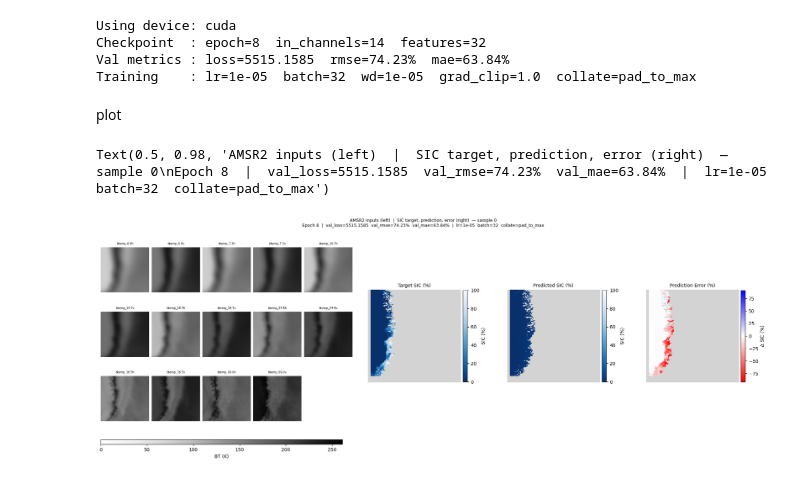
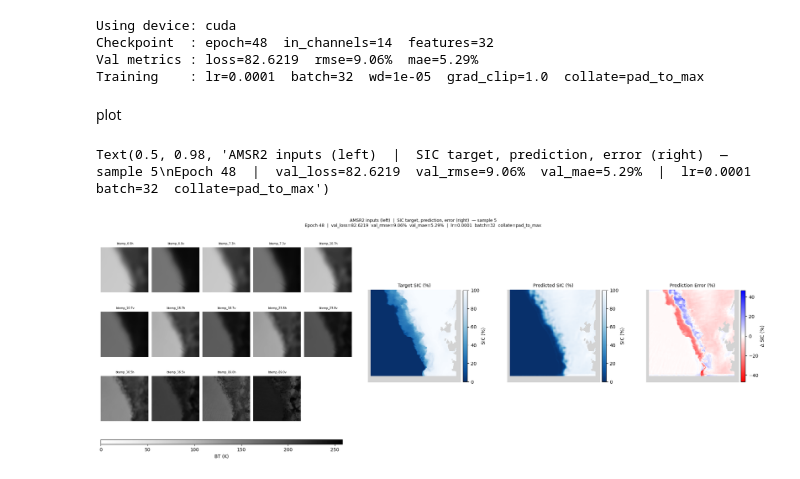
Before and after one commit to NinnaL/Master-thesis---Super-resolution-sea-ice-concentration-using-generative-AI, a Jupyter notebook: Code/prediction_plots.ipynb, the cells around one changed output. Saved outputs shown, nothing was run; the diff lists cells and outputs as text; code cells hidden in the pictures.

```diff
--- a/Code/prediction_plots.ipynb
+++ b/Code/prediction_plots.ipynb
@@ -11,10 +11,12 @@ from torch.utils.data import DataLoader
 from lib.dataset.dataloader import AMSR2Dataset, collate_crop_to_min, collate_pad_to_max
 from lib.model.Baseline import EncDec
 # %%
+postfix = '1'
 ## Config — match your training setup ###
 CACHE_DIR   = '/dmidata/projects/asip-cms/ninna_msc/zarr_cache'
 OUTPUT_DIR  = "/dmidata/users/nili/Master/Master-thesis---Super-resolution-sea-ice-concentration-using-generative-AI/outputs/training/baseline"
-CKPT_PATH   = os.path.join(OUTPUT_DIR, 'best_baseline_model_1.pth')
+CKPT_PATH   = os.path.join(OUTPUT_DIR, f'best_baseline_model_{postfix}.pth')
+history_path = os.path.join(OUTPUT_DIR, f'training_history_{postfix}.npy')
 # SAVE_PATH   = os.path.join(OUTPUT_DIR, 'prediction_with_amsr2.png')
 NUM_WORKERS = 16
 
@@ -67,11 +69,11 @@ with torch.no_grad():
     pred = model(amsr2, target_size=target_size)
 # %% [output]
 Using device: cuda
-Checkpoint  : epoch=8  in_channels=14  features=32
-Val metrics : loss=5515.1585  rmse=74.23%  mae=63.84%
-Training    : lr=1e-05  batch=32  wd=1e-05  grad_clip=1.0  collate=pad_to_max
+Checkpoint  : epoch=48  in_channels=14  features=32
+Val metrics : loss=82.6219  rmse=9.06%  mae=5.29%
+Training    : lr=0.0001  batch=32  wd=1e-05  grad_clip=1.0  collate=pad_to_max
 # %%
-SAMPLE_IDX  = 0   # which sample in the batch to plot
+SAMPLE_IDX  = 5   # which sample in the batch to plot
 
 ### Extract sample ###
 idx      = SAMPLE_IDX
@@ -86,9 +88,16 @@ diff_np = pred_np - sic_np
 # %% [markdown]
 plot
 # %%
+# Prediction
 fig = plt.figure(figsize=(20, 7))
 
-gs = GridSpec(1, 2, figure=fig, width_ratios=[2, 3], wspace=0.05,
+channel_names = val_dataset.channel_names  # list of 14 names from zarr attrs
+
+cmap_bt   = plt.cm.Greys.copy(); cmap_bt.set_bad('beige')
+cmap_sic  = plt.cm.Blues_r.copy();  cmap_sic.set_bad('lightgray')
+cmap_diff = plt.cm.bwr_r.copy();   cmap_diff.set_bad('lightgray')
+
+gs = gridspec.GridSpec(1, 2, figure=fig, width_ratios=[2, 3], wspace=0.05,
               left=0.02, right=0.98, top=0.88, bottom=0.08)
 gs_amsr2 = gs[0, 0].subgridspec(3, 5, hspace=0.08, wspace=0.05)
 
@@ -114,32 +123,32 @@ fig.colorbar(ims_amsr2[0], cax=cbar_ax, orientation='horizontal', label='BT (K)'
 gs_sic = gs[0, 1].subgridspec(1, 3, wspace=0.4)
 vmin, vmax = 0, 100
 
 ax0 = fig.add_subplot(gs_sic[0, 0])
 im0 = ax0.imshow(sic_np, cmap=cmap_sic, vmin=vmin, vmax=vmax, interpolation='nearest')
 ax0.set_title('Target SIC (%)', fontsize=10)
 ax0.axis('off')
 plt.colorbar(im0, ax=ax0, fraction=0.046, pad=0.02, label='SIC (%)')
 
 ax1 = fig.add_subplot(gs_sic[0, 1])
 im1 = ax1.imshow(pred_np, cmap=cmap_sic, vmin=vmin, vmax=vmax, interpolation='nearest')
 ax1.set_title('Predicted SIC (%)', fontsize=10)
 ax1.axis('off')
 plt.colorbar(im1, ax=ax1, fraction=0.046, pad=0.02, label='SIC (%)')
 
 abs_max = np.nanmax(np.abs(diff_np))
 ax2 = fig.add_subplot(gs_sic[0, 2])
 im2 = ax2.imshow(diff_np, cmap=cmap_diff, vmin=-abs_max, vmax=abs_max, interpolation='nearest')
 ax2.set_title('Prediction Error (%)', fontsize=10)
 ax2.axis('off')
 plt.colorbar(im2, ax=ax2, fraction=0.046, pad=0.02, label='Δ SIC (%)')
 
 fig.suptitle(
     f'AMSR2 inputs (left)  |  SIC target, prediction, error (right)  — sample {idx}\n'
     f'Epoch {ckpt["epoch"]}  |  '
     f'val_loss={ckpt["val_loss"]:.4f}  val_rmse={ckpt["val_rmse"]:.2f}%  val_mae={ckpt["val_mae"]:.2f}%  |  '
     f'lr={lr}  batch={batch_size}  collate={collate}',
     fontsize=9,
 )
 # %% [output]
-Text(0.5, 0.98, 'AMSR2 inputs (left)  |  SIC target, prediction, error (right)  — sample 0\nEpoch 8  |  val_loss=5515.1585  val_rmse=74.23%  val_mae=63.84%  |  lr=1e-05  batch=32  collate=pad_to_max')
+Text(0.5, 0.98, 'AMSR2 inputs (left)  |  SIC target, prediction, error (right)  — sample 5\nEpoch 48  |  val_loss=82.6219  val_rmse=9.06%  val_mae=5.29%  |  lr=0.0001  batch=32  collate=pad_to_max')
-[figure, old version]
+[figure, new version]
```
Also changed, not shown: parts of 3 cells of this notebook, 2 other files.
